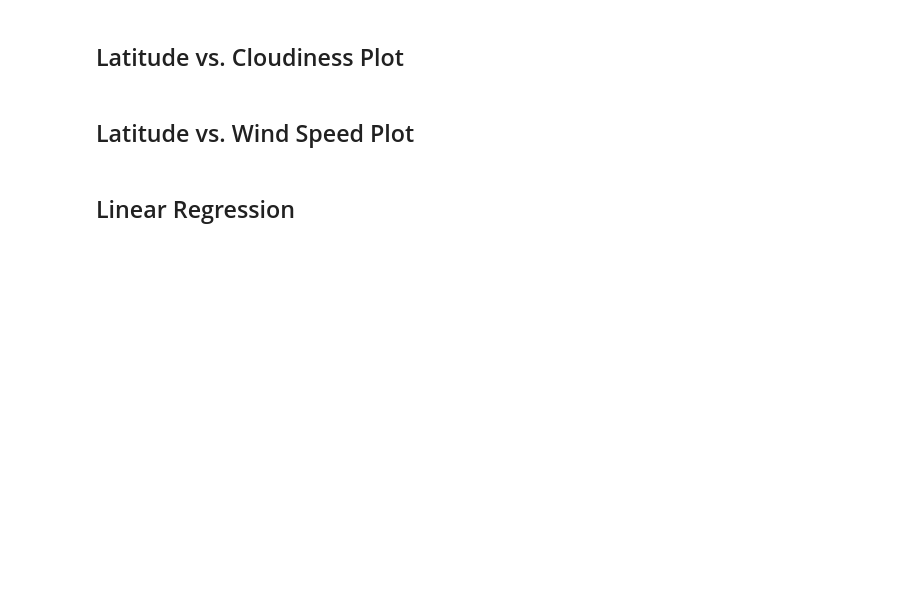
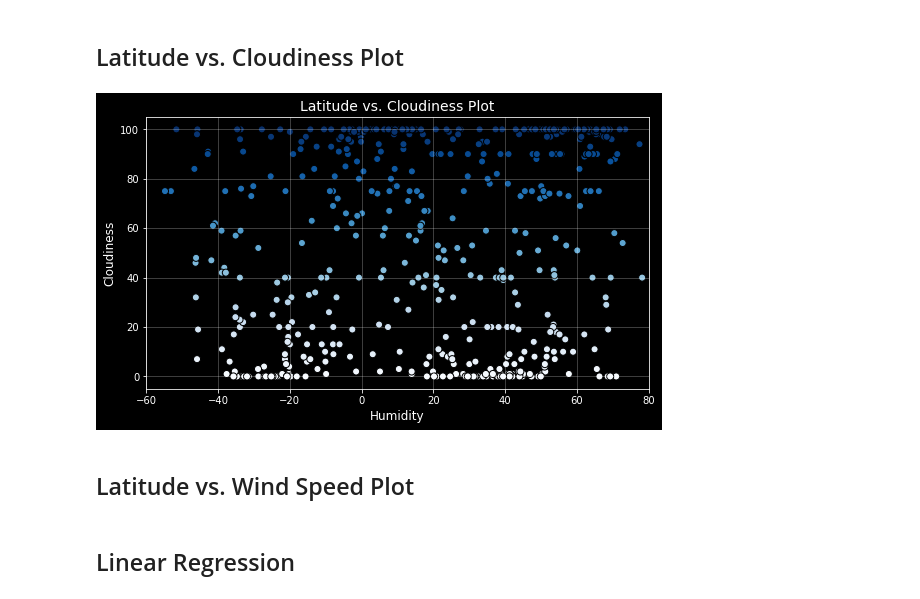
Before and after one commit to cheyroseflammer/python-api-challege, a Jupyter notebook: WeatherPy.ipynb, the cells around one changed output. Saved outputs shown, nothing was run; the diff lists cells and outputs as text; code cells hidden in the pictures; blank space fills up the shorter version.

```diff
--- a/WeatherPy.ipynb
+++ b/WeatherPy.ipynb
@@ -205,5 +227,24 @@ plt.show()
 # %% [markdown]
 ## Latitude vs. Cloudiness Plot
+# %%
+# Set up vars
+lat = weather_df['Latitude']
+cloud = weather_df['Cloudiness']
+# Figure size
+plt.figure(figsize=(9,5))
+# Plot
+plt.scatter(lat, cloud, c=cloud, edgecolors='black', cmap='Blues', s =50)
+# Label
+plt.title('Latitude vs. Cloudiness Plot', fontsize=14)
+plt.xlabel('Humidity', fontsize=12)
+plt.ylabel('Cloudiness', fontsize=12)
+# Grid fade and xlim for visualization
+plt.grid(alpha=0.3)
+plt.xlim(-60, 80)
+# Show plot
+plt.show()
+# %% [output]
+[figure, added]
 # %% [markdown]
 ## Latitude vs. Wind Speed Plot
 # %% [markdown]
```
Also changed, not shown: parts of 2 cells of this notebook.
